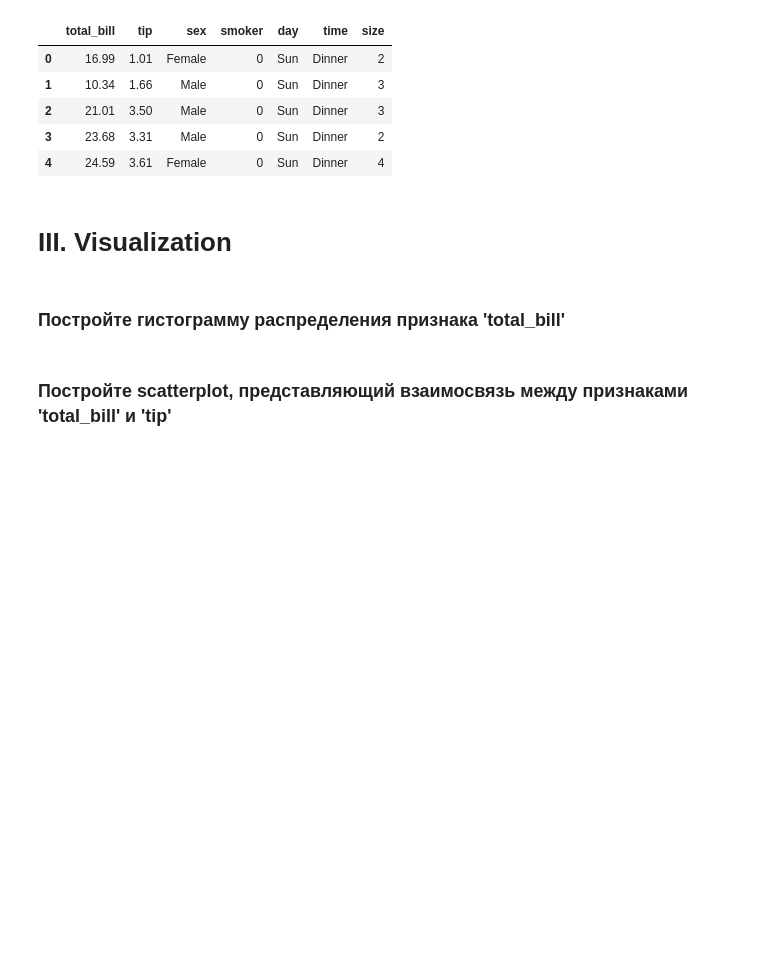
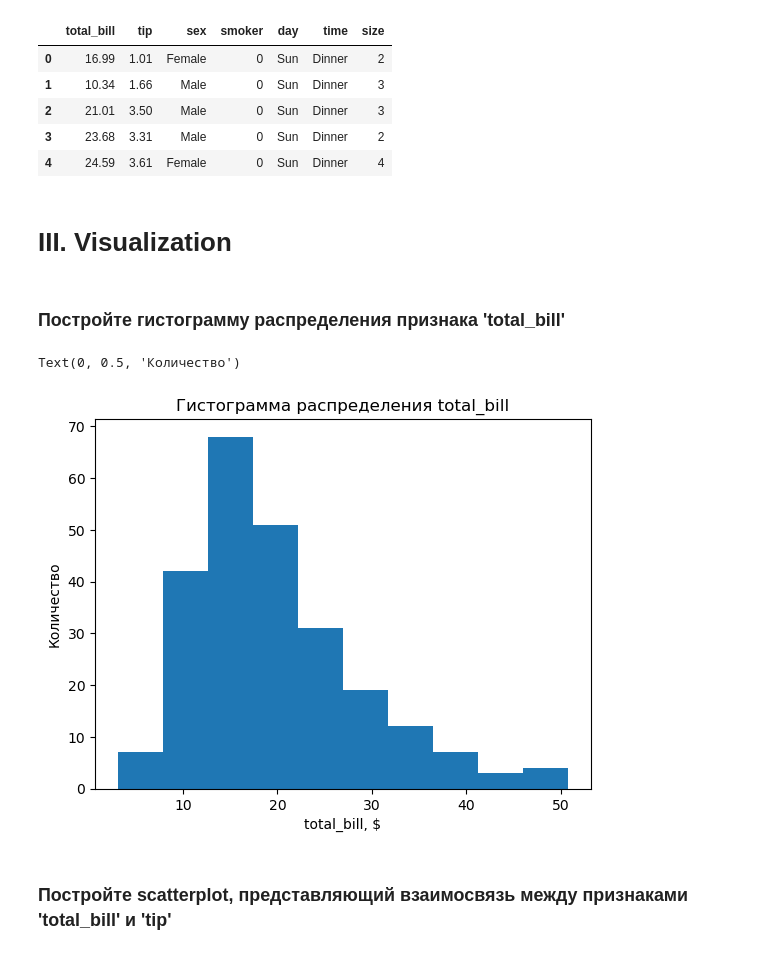
Before and after one commit to pantushevdenis/2024-09-otus-machine-learning-basic, a Jupyter notebook: 007_plot/Analyze and Visualize.ipynb, the cells around one changed output. Cells and saved outputs as stored; diff of their text form; code cells hidden in the pictures; blank space fills up the shorter version.

```diff
--- a/007_plot/Analyze and Visualize.ipynb
+++ b/007_plot/Analyze and Visualize.ipynb
@@ -214,5 +214,14 @@ ds.head()
 # III. Visualization
 # %% [markdown]
 ### Постройте гистограмму распределения признака 'total_bill'
+# %%
+ds_total_bill = ds["total_bill"]
+plt.hist(ds_total_bill)
+plt.title("Гистограмма распределения total_bill")
+plt.xlabel("total_bill, $")
+plt.ylabel("Количество")
+# %% [output]
+Text(0, 0.5, 'Количество')
+[figure, added]
 # %% [markdown]
 ### Постройте scatterplot, представляющий взаимосвязь между признаками 'total_bill' и 'tip'
```
Also changed, not shown: parts of 9 cells of this notebook, 6 other files.
